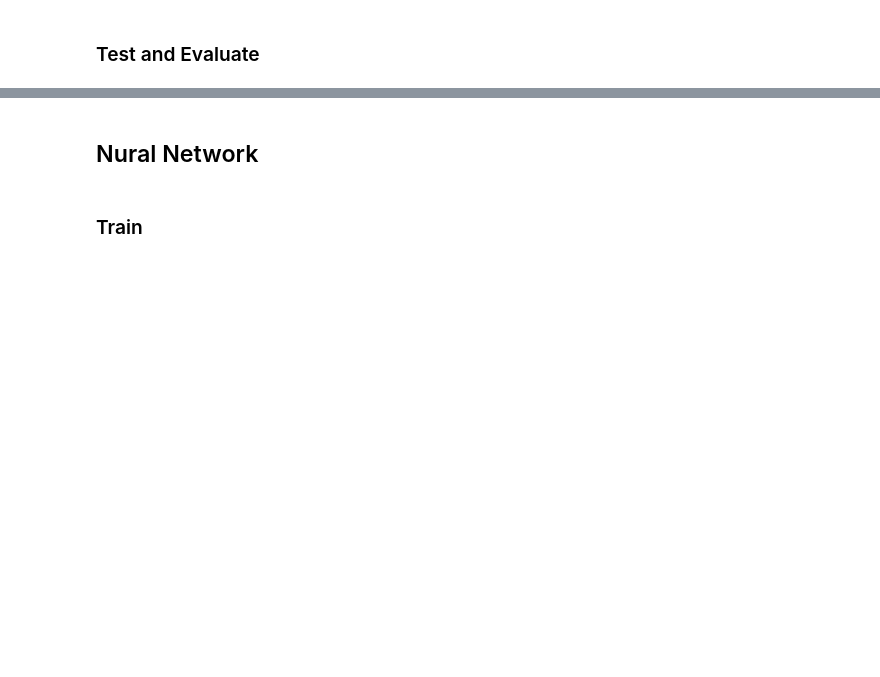
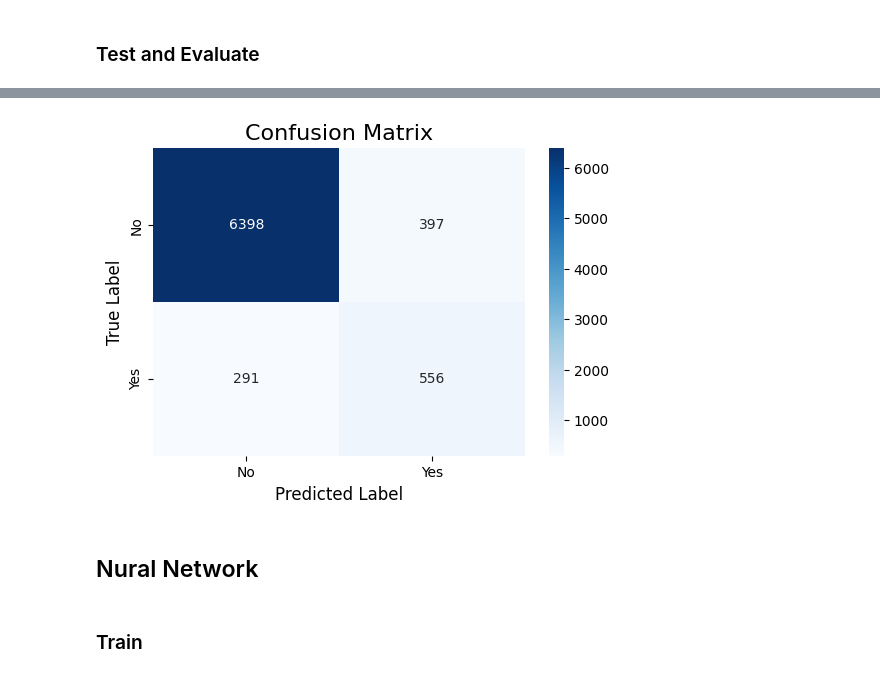
Before and after one commit to daham-13/CM2604-Coursework, a Jupyter notebook: CM2604_Coursework_2330906.ipynb, the cells around one changed output, grey strips where cells are left out. Cells and saved outputs as stored; diff of their text form; code cells hidden in the pictures; blank space fills up the shorter version.

```diff
--- a/CM2604_Coursework_2330906.ipynb
+++ b/CM2604_Coursework_2330906.ipynb
@@ -394,0 +392,9 @@ dataframe['education'] = dataframe['education'].apply(lambda x: education_order.
+# %%
+# Count rows where duration is 0
+zero_duration_count = dataframe[dataframe['duration'] == 0].shape[0]
+print(f"Number of rows with duration = 0: {zero_duration_count}")
+ # Drop rows where duration is 0
+dataframe = dataframe[dataframe['duration'] != 0]
+
+# Confirm the rows have been dropped
+print(f"Remaining rows after dropping duration = 0: {dataframe.shape[0]}")
@@ -428,14 +437,9 @@ X_train, X_test, y_train, y_test = train_test_split(X, y, test_size=0.2, random_
 
 from imblearn.over_sampling import SMOTE
 from imblearn.under_sampling import RandomUnderSampler
-from imblearn.pipeline import Pipeline
 
-pipeline = Pipeline([
-        ('smote', SMOTE(random_state=42, sampling_strategy='auto')),
-        ('under', RandomUnderSampler(random_state=42, sampling_strategy='auto')),
-])
-
-X_train_sampled, y_train_sampled = pipeline.fit_resample(X_train, y_train)
+smote = SMOTE(random_state=42, sampling_strategy="auto")
+X_train_sampled, y_train_sampled = smote.fit_resample(X_train, y_train)
 # %% [markdown]
 ## Random Forest
 # %% [markdown]
@@ -443,6 +447,13 @@ X_train_sampled, y_train_sampled = pipeline.fit_resample(X_train, y_train)
 # %%
 from sklearn.ensemble import RandomForestClassifier
 
-randomForestModel = RandomForestClassifier(random_state=42)
+randomForestModel = RandomForestClassifier(
+    n_estimators=300,
+    max_depth=20,
+    min_samples_split=10,
+    min_samples_leaf=5,
+    class_weight='balanced',
+    random_state=42
+)
 randomForestModel.fit(X_train_sampled, y_train_sampled)
 # %% [output]
@@ -482,3 +495,17 @@ weighted avg       0.86      0.87      0.87      7259
+# %%
+cm = confusion_matrix(y_test, y_pred)
+
+# Create a heatmap for the confusion matrix
+plt.figure(figsize=(6, 4))
+sns.heatmap(cm, annot=True, fmt="d", cmap="Blues", xticklabels=["No", "Yes"], yticklabels=["No", "Yes"])
+
+# Add labels, title, and formatting
+plt.title("Confusion Matrix", fontsize=16)
+plt.xlabel("Predicted Label", fontsize=12)
+plt.ylabel("True Label", fontsize=12)
+plt.show()
+# %% [output]
+[figure, added]
 # %% [markdown]
 ## Nural Network
 # %%
```
Also changed, not shown: parts of 16 cells of this notebook.
